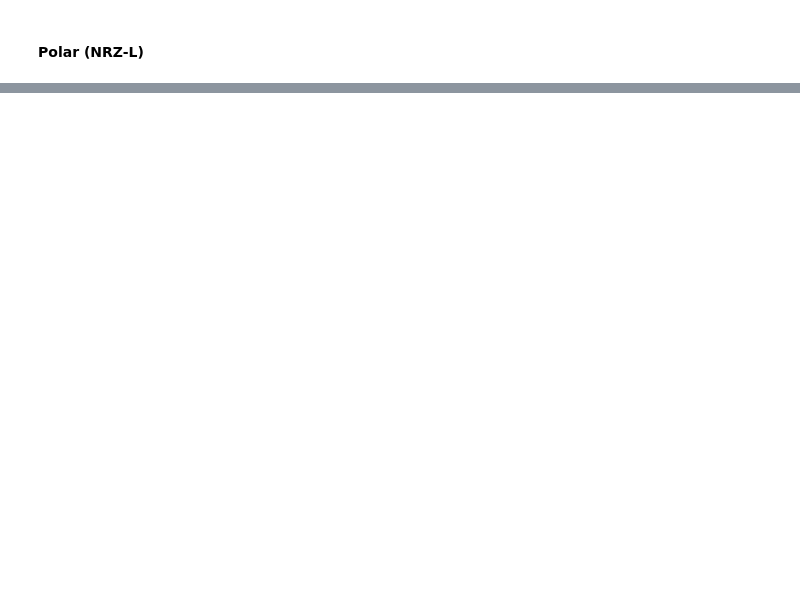
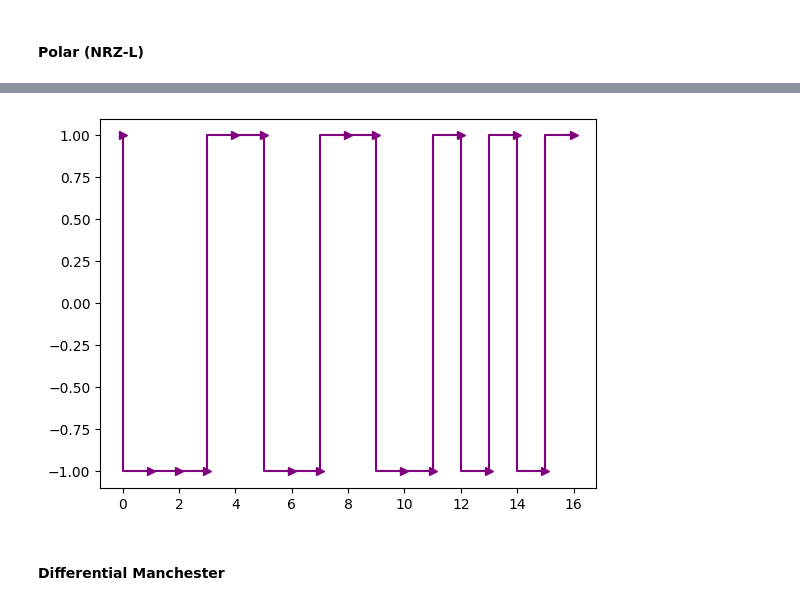
Before and after one commit to srupat/cn-lab, a Jupyter notebook: lab2.ipynb, the cells around one changed output, grey strips where cells are left out. Drawn from its saved outputs; the diff is of its cells as text; code cells hidden in the pictures; blank space fills up the shorter version.

```diff
--- a/lab2.ipynb
+++ b/lab2.ipynb
@@ -82,0 +110,21 @@ plot(polar_nrz_l(l),'Polar NRZ-L','black')
+# %%
+def Biphase_manchester(inp):
+    inp1=list(inp)
+    li,init=[],False
+    for i in range(len(inp1)):
+        if inp1[i]==0:
+            li.append(-1)
+            if not init:
+                li.append(-1)
+                init=True
+            li.append(1)
+        elif inp1[i]==1 :
+            li.append(1)
+            li.append(-1)
+    return li
+# %%
+plot(Biphase_manchester(l),'Biphase Manchester','purple')
+# %% [output]
+[figure, added]
+# %% [markdown]
+#### Differential Manchester
```
Also changed, not shown: parts of 11 cells of this notebook, 3 other files.
